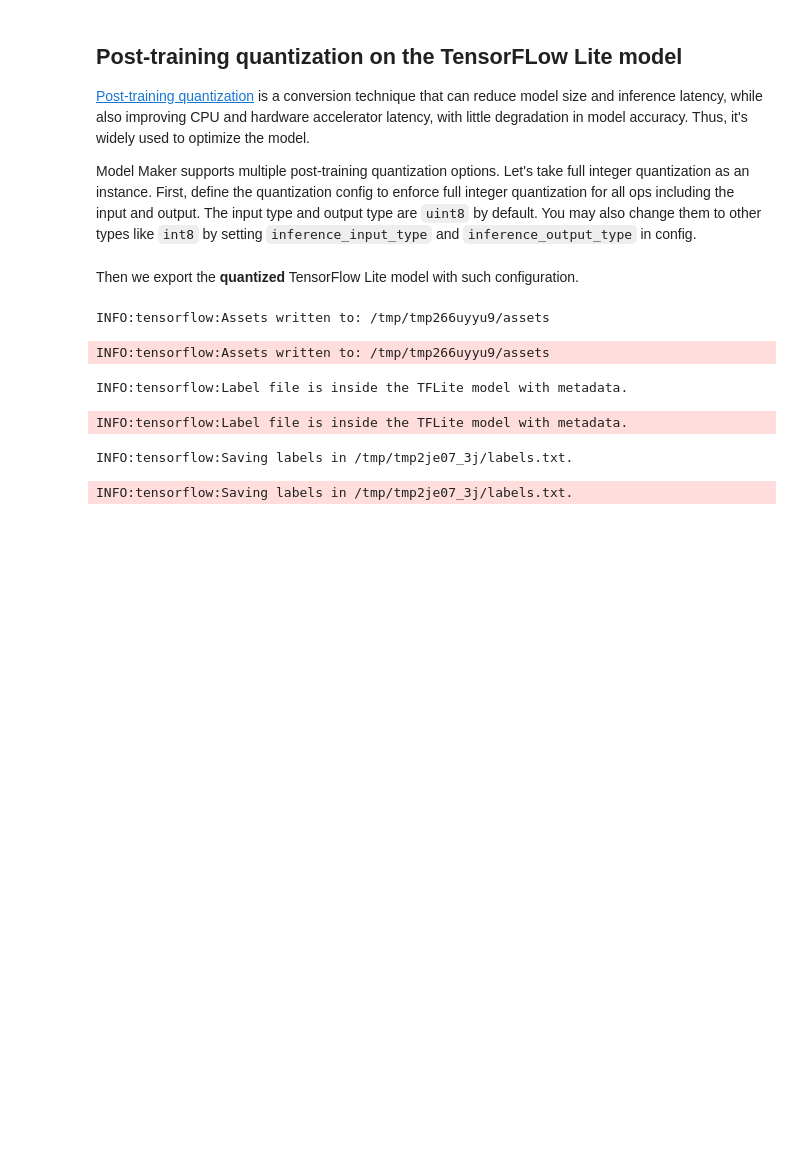
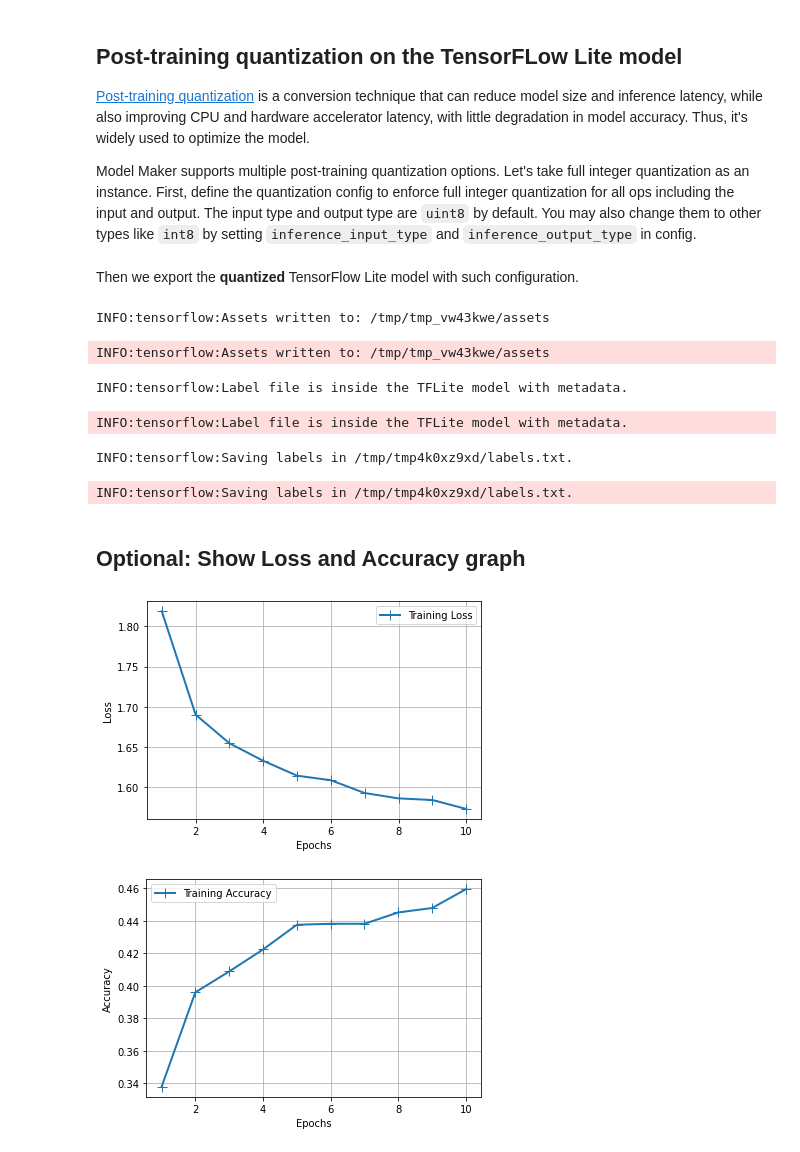
Before and after one commit to radualexandrub/Android-Age-Classification, a Jupyter notebook: AgeData.ipynb, the cells around one changed output. Saved outputs shown, nothing was run; the diff lists cells and outputs as text; code cells hidden in the pictures; blank space fills up the shorter version.

Commit message:
Update Readme and ipynb used for Training

```diff
--- a/AgeData.ipynb
+++ b/AgeData.ipynb
@@ -56,7 +38,7 @@ from datetime import datetime
 x = datetime.now()
 print(x)
 
-epochs = 5  # 5 by default
+epochs = 10  # 5 by default
 batch_size = None # None by default
 learning_rate = None # None by default
 momentum = None # None by default
@@ -175,11 +136,43 @@ Then we export the **quantized** TensorFlow Lite model with such configuration.
 # %%
 model.export(export_dir='.', tflite_filename='model_quant.tflite', quantization_config=config)
 # %% [output]
-INFO:tensorflow:Assets written to: /tmp/tmp266uyyu9/assets
+INFO:tensorflow:Assets written to: /tmp/tmp_vw43kwe/assets
-INFO:tensorflow:Assets written to: /tmp/tmp266uyyu9/assets
+INFO:tensorflow:Assets written to: /tmp/tmp_vw43kwe/assets
 INFO:tensorflow:Label file is inside the TFLite model with metadata.
 INFO:tensorflow:Label file is inside the TFLite model with metadata.
-INFO:tensorflow:Saving labels in /tmp/tmp2je07_3j/labels.txt.
+INFO:tensorflow:Saving labels in /tmp/tmp4k0xz9xd/labels.txt.
-INFO:tensorflow:Saving labels in /tmp/tmp2je07_3j/labels.txt.
+INFO:tensorflow:Saving labels in /tmp/tmp4k0xz9xd/labels.txt.
 # %%
 %cp 'model_quant.tflite' './drive/MyDrive/Colab_Notebooks/AndroidAge/AndroidAge_quant.tflite'
+# %% [markdown]
+## Optional: Show Loss and Accuracy graph
+# %%
+import matplotlib.pyplot as plt
+%matplotlib inline
+
+history_dict = model.history.history
+
+### LOSS:
+loss_values = history_dict['loss']
+epochs = range(1, len(loss_values) + 1)
+line1 = plt.plot(epochs, loss_values, label='Training Loss')
+plt.setp(line1, linewidth=2.0, marker = '+', markersize=10.0)
+plt.xlabel('Epochs')
+plt.ylabel('Loss')
+plt.grid(True)
+plt.legend()
+plt.show()
+
+### ACCURACY:
+acc_values = history_dict['accuracy']
+epochs = range(1, len(loss_values) + 1)
+line1 = plt.plot(epochs, acc_values, label='Training Accuracy')
+plt.setp(line1, linewidth=2.0, marker = '+', markersize=10.0)
+plt.xlabel('Epochs')
+plt.ylabel('Accuracy')
+plt.grid(True)
+plt.legend()
+plt.show()
+# %% [output]
+[figure, added]
+[figure, added]
```
Also changed, not shown: parts of 7 cells of this notebook, 7 other files.
